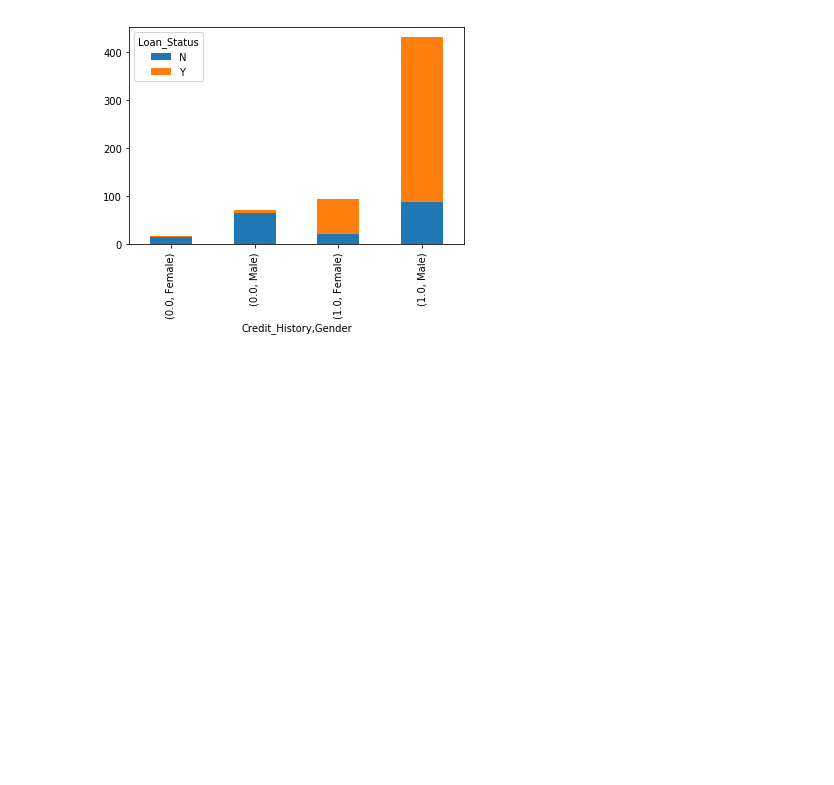
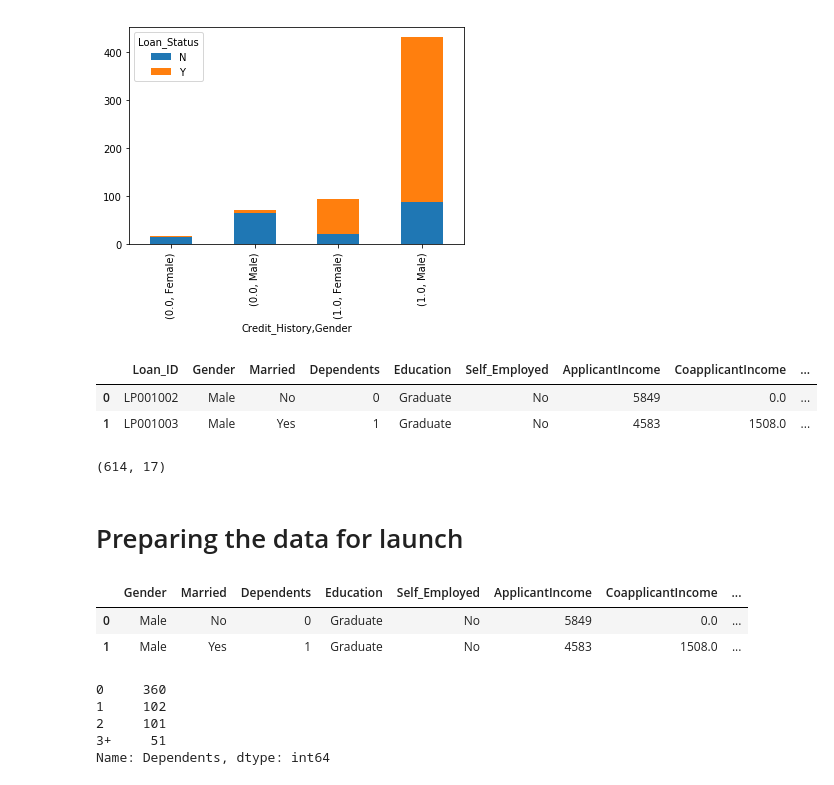
Before and after one commit to shreyabhandarii/Loan-Approval-Prediction, a Jupyter notebook: Loan_Approval_Prediction.ipynb, the cells around one changed output. Saved outputs shown, nothing was run; the diff lists cells and outputs as text; code cells hidden in the pictures; blank space fills up the shorter version.

```diff
--- a/Loan_Approval_Prediction.ipynb
+++ b/Loan_Approval_Prediction.ipynb
@@ -363,0 +376,12 @@ temp5.plot(kind='bar', stacked=True);
+# %%
+LAP.head(2)
+# %% [output]
+|  | Loan_ID | Gender | Married | Dependents | Education | Self_Employed | ApplicantIncome | CoapplicantIncome | ... |
+| 0 | LP001002 | Male | No | 0 | Graduate | No | 5849 | 0.0 | ... |
+| 1 | LP001003 | Male | Yes | 1 | Graduate | No | 4583 | 1508.0 | ... |
+# %%
+print(LAP.shape)
+# %% [output]
+(614, 17)
+# %% [markdown]
+# Preparing the data for launch
@@ -363,0 +391,20 @@ temp5.plot(kind='bar', stacked=True);
+# %%
+# Rearranging the columns making the labels as the last column
+# Caution : One time Run, otherwise it may mess up the
+col =list(temp.columns.values)
+col = col[:11] + col[12:] +col[11:12]
+df= temp[col]
+df.head(2)
+# %% [output]
+|  | Gender | Married | Dependents | Education | Self_Employed | ApplicantIncome | CoapplicantIncome | ... |
+| 0 | Male | No | 0 | Graduate | No | 5849 | 0.0 | ... |
+| 1 | Male | Yes | 1 | Graduate | No | 4583 | 1508.0 | ... |
+# %%
+df.Dependents.value_counts()
+# dependents has a value '3+' which is not a number
+# %% [output]
+0     360
+1     102
+2     101
+3+     51
+Name: Dependents, dtype: int64
```
Also changed, not shown: parts of 31 cells of this notebook.
